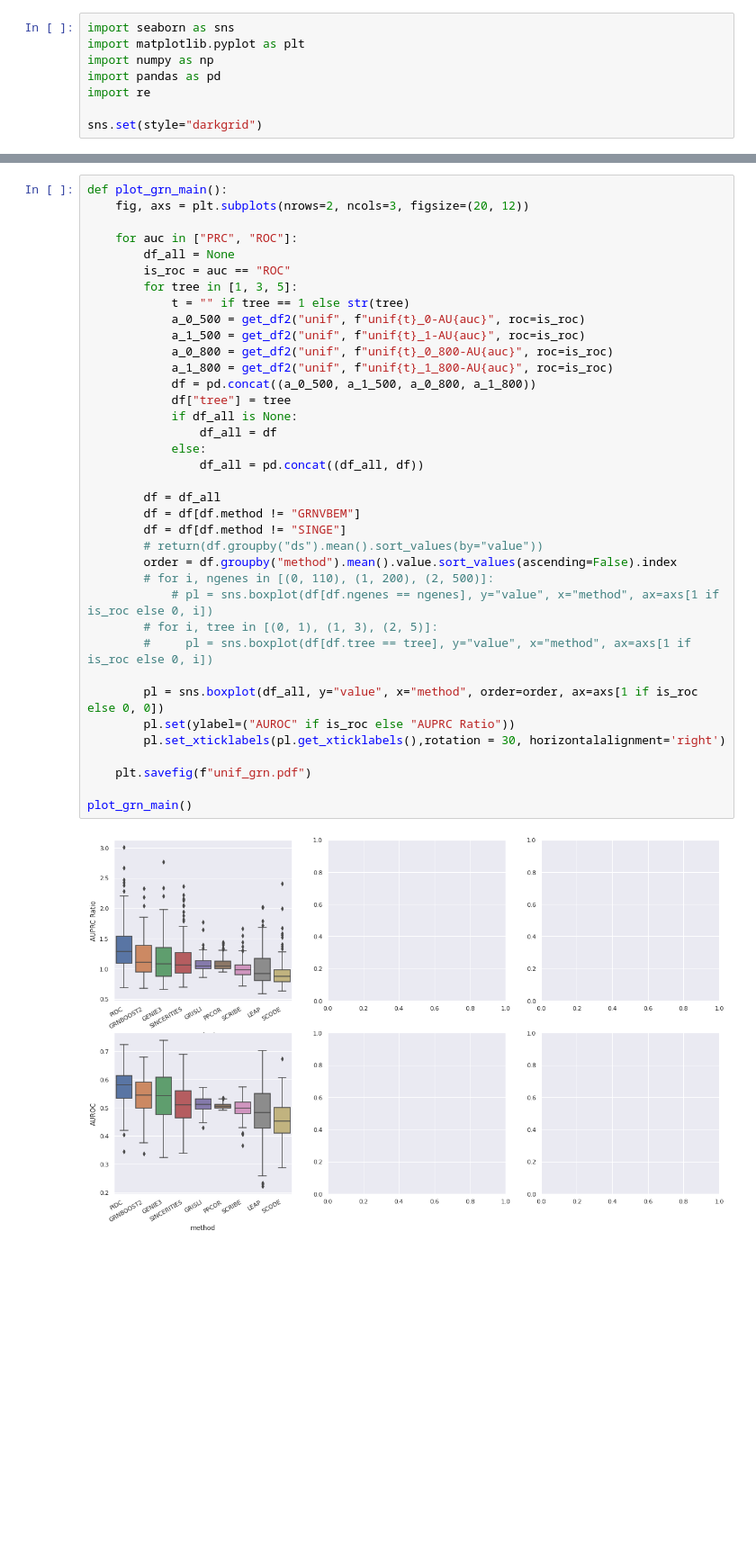
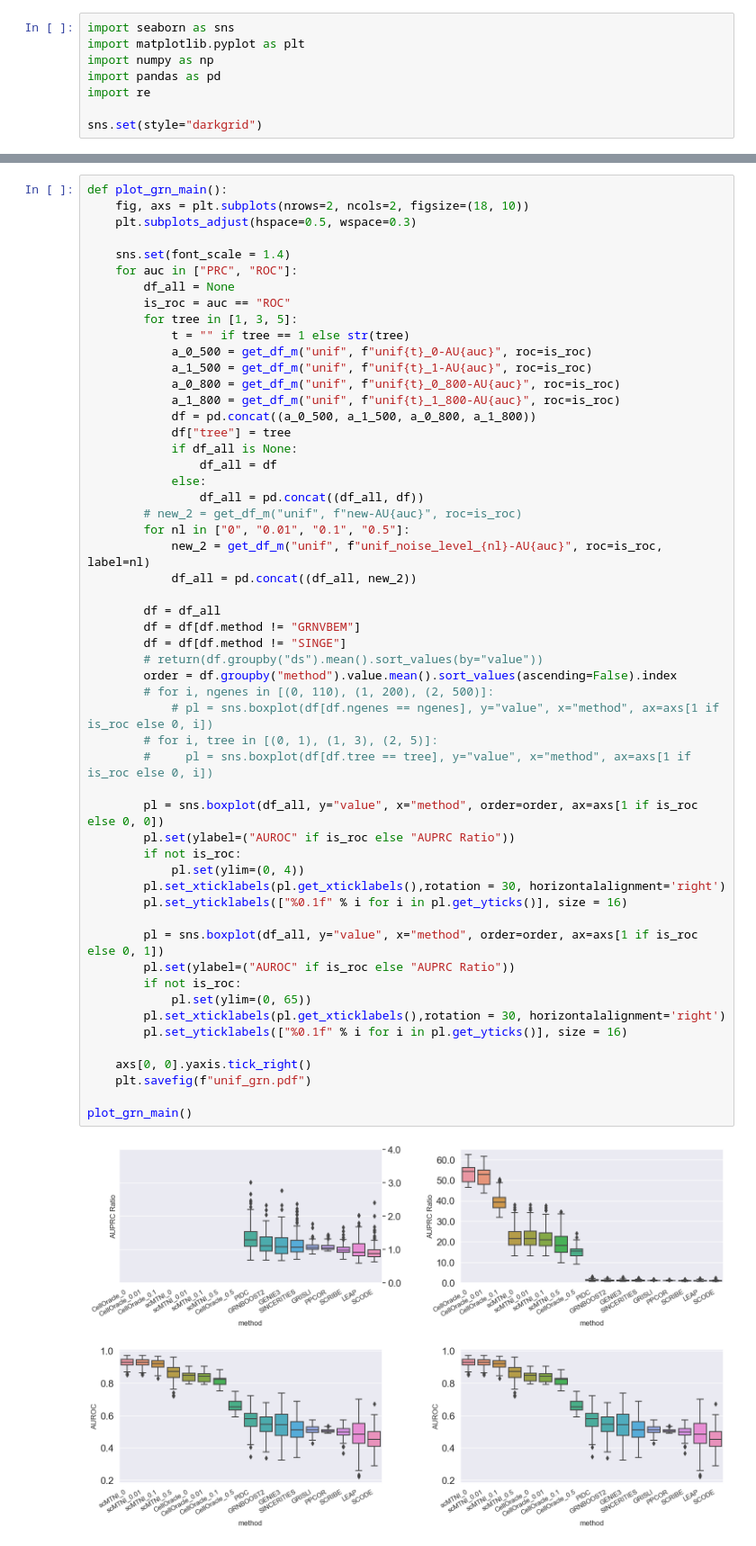
Before and after one commit to ZhangLabGT/scMultiSim_manuscript, a Jupyter notebook: benchmarks/bench_grn/grn_visualization.ipynb, the cells around one changed output, grey strips where cells are left out. Shown at 90% size. Cells and saved outputs as stored; diff of their text form; blank space fills up the shorter version.

```diff
--- a/benchmarks/bench_grn/grn_visualization.ipynb
+++ b/benchmarks/bench_grn/grn_visualization.ipynb
@@ -53,41 +74,58 @@ def get_df2(ds, fn, roc=False):
 # %%
 def plot_grn_main():
-    fig, axs = plt.subplots(nrows=2, ncols=3, figsize=(20, 12))
+    fig, axs = plt.subplots(nrows=2, ncols=2, figsize=(18, 10))
+    plt.subplots_adjust(hspace=0.5, wspace=0.3)
 
+    sns.set(font_scale = 1.4)
     for auc in ["PRC", "ROC"]:
         df_all = None
         is_roc = auc == "ROC"
         for tree in [1, 3, 5]:
             t = "" if tree == 1 else str(tree)
-            a_0_500 = get_df2("unif", f"unif{t}_0-AU{auc}", roc=is_roc)
-            a_1_500 = get_df2("unif", f"unif{t}_1-AU{auc}", roc=is_roc)
-            a_0_800 = get_df2("unif", f"unif{t}_0_800-AU{auc}", roc=is_roc)
-            a_1_800 = get_df2("unif", f"unif{t}_1_800-AU{auc}", roc=is_roc)
+            a_0_500 = get_df_m("unif", f"unif{t}_0-AU{auc}", roc=is_roc)
+            a_1_500 = get_df_m("unif", f"unif{t}_1-AU{auc}", roc=is_roc)
+            a_0_800 = get_df_m("unif", f"unif{t}_0_800-AU{auc}", roc=is_roc)
+            a_1_800 = get_df_m("unif", f"unif{t}_1_800-AU{auc}", roc=is_roc)
             df = pd.concat((a_0_500, a_1_500, a_0_800, a_1_800))
             df["tree"] = tree
             if df_all is None:
                 df_all = df
             else:
                 df_all = pd.concat((df_all, df))
+        # new_2 = get_df_m("unif", f"new-AU{auc}", roc=is_roc)
+        for nl in ["0", "0.01", "0.1", "0.5"]:
+            new_2 = get_df_m("unif", f"unif_noise_level_{nl}-AU{auc}", roc=is_roc, label=nl)
+            df_all = pd.concat((df_all, new_2))
 
         df = df_all
         df = df[df.method != "GRNVBEM"]
         df = df[df.method != "SINGE"]
         # return(df.groupby("ds").mean().sort_values(by="value"))
-        order = df.groupby("method").mean().value.sort_values(ascending=False).index
+        order = df.groupby("method").value.mean().sort_values(ascending=False).index
         # for i, ngenes in [(0, 110), (1, 200), (2, 500)]:
             # pl = sns.boxplot(df[df.ngenes == ngenes], y="value", x="method", ax=axs[1 if is_roc else 0, i])
         # for i, tree in [(0, 1), (1, 3), (2, 5)]:
         #     pl = sns.boxplot(df[df.tree == tree], y="value", x="method", ax=axs[1 if is_roc else 0, i])
 
         pl = sns.boxplot(df_all, y="value", x="method", order=order, ax=axs[1 if is_roc else 0, 0])
         pl.set(ylabel=("AUROC" if is_roc else "AUPRC Ratio"))
+        if not is_roc:
+            pl.set(ylim=(0, 4))
         pl.set_xticklabels(pl.get_xticklabels(),rotation = 30, horizontalalignment='right')
+        pl.set_yticklabels(["%0.1f" % i for i in pl.get_yticks()], size = 16)
 
+        pl = sns.boxplot(df_all, y="value", x="method", order=order, ax=axs[1 if is_roc else 0, 1])
+        pl.set(ylabel=("AUROC" if is_roc else "AUPRC Ratio"))
+        if not is_roc:
+            pl.set(ylim=(0, 65))
+        pl.set_xticklabels(pl.get_xticklabels(),rotation = 30, horizontalalignment='right')
+        pl.set_yticklabels(["%0.1f" % i for i in pl.get_yticks()], size = 16)
+
+    axs[0, 0].yaxis.tick_right()
     plt.savefig(f"unif_grn.pdf")
 
 plot_grn_main()
 # %% [output]
-[figure, old version]
+[figure, new version]
 # %%
 def plot_grn_aux(ds):
```
Also changed, not shown: parts of 4 cells of this notebook, 56 other files.
